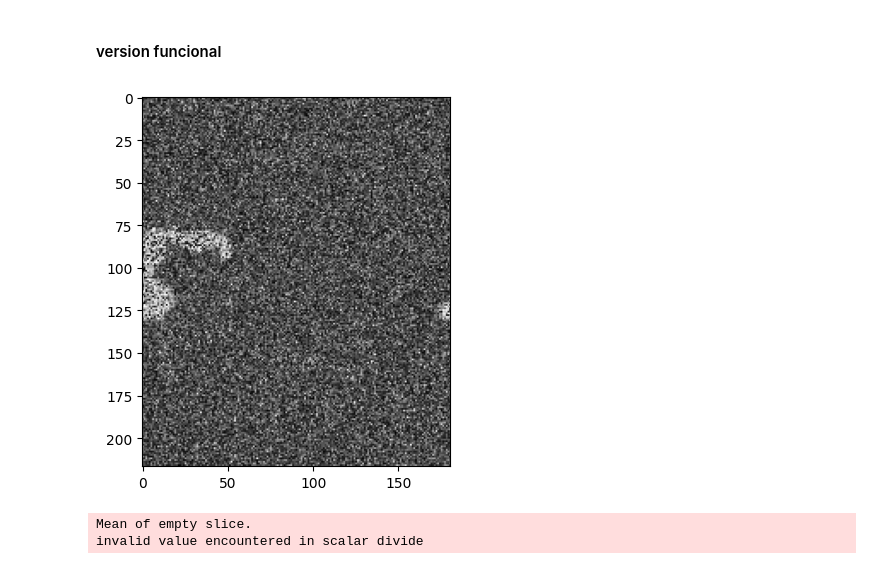
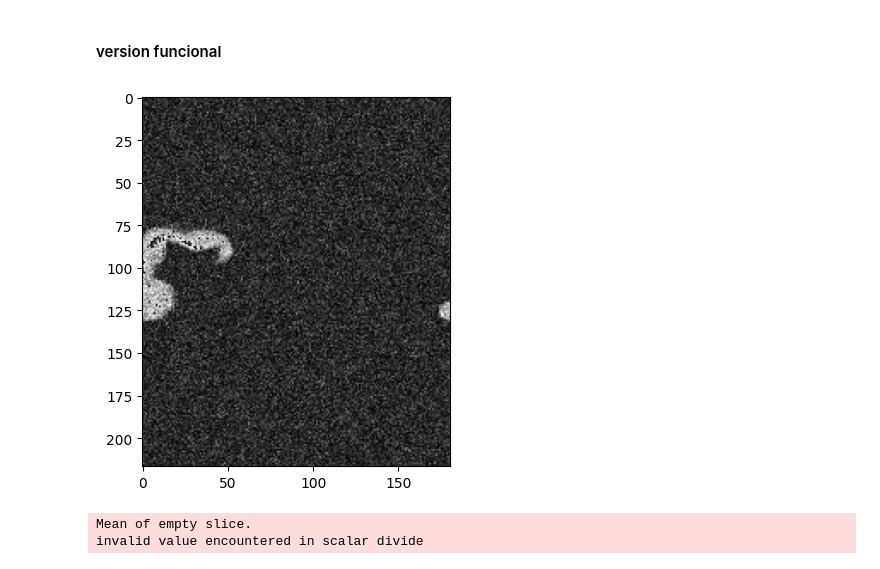
Before and after one commit to jesuarezt/procesamiento_imagenes_medicas, a Jupyter notebook: taller_3_filtrado_papper/papper_interpretation.ipynb, the cells around one changed output. Saved outputs shown, nothing was run; the diff lists cells and outputs as text; code cells hidden in the pictures.

```diff
--- a/taller_3_filtrado_papper/papper_interpretation.ipynb
+++ b/taller_3_filtrado_papper/papper_interpretation.ipynb
@@ -245,14 +247,16 @@ Dimension = 2
 ImageType = itk.Image[PixelType, Dimension]
 # %%
 path_ = 'data/t1_icbm_normal_1mm_pn9_rf20.nii'
+path_ = 'data/t1_icbm_normal_1mm_pn0_rf20.nii'
+path_ = 'data/t1_icbm_normal_1mm_pn5_rf20.nii'
 
 ReaderType = itk.ImageFileReader[ImageType]
 reader = ReaderType.New()
 reader.SetFileName( path_ )
 reader.Update()
 plot_image(reader)
 # %% [output]
-[figure, old version]
+[figure, new version]
 # %%
 #### Apply median filter
 # %%
```
Also changed, not shown: parts of 1 cell of this notebook, 41 other files.
